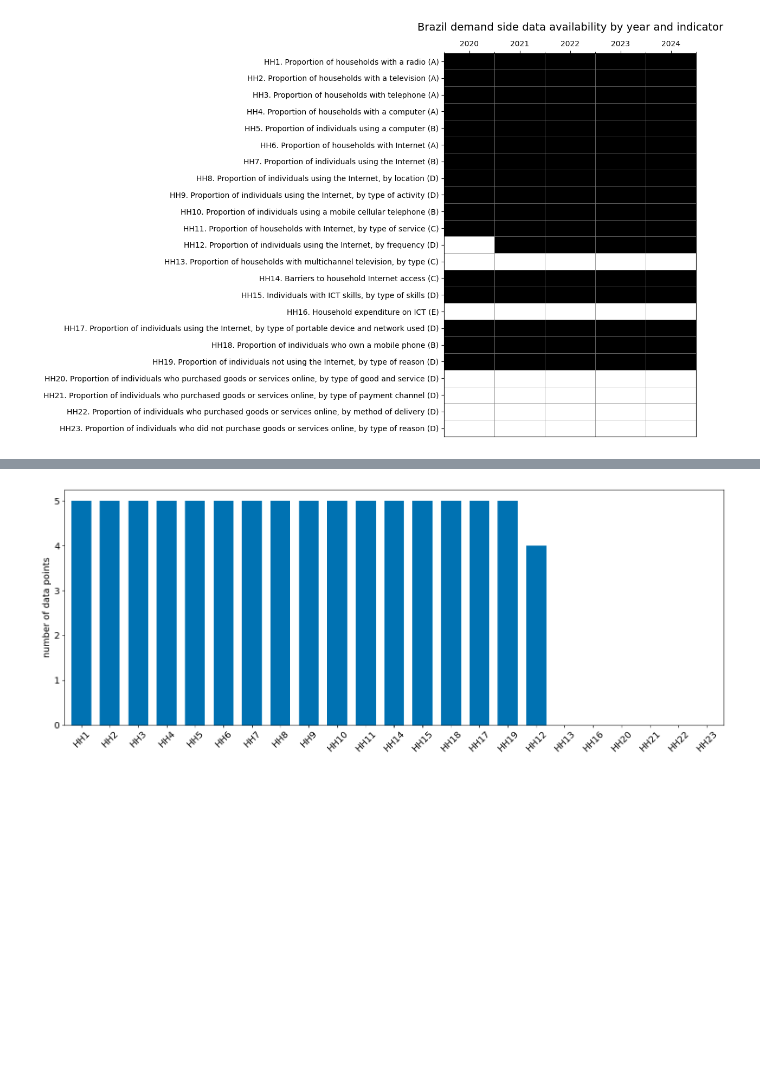
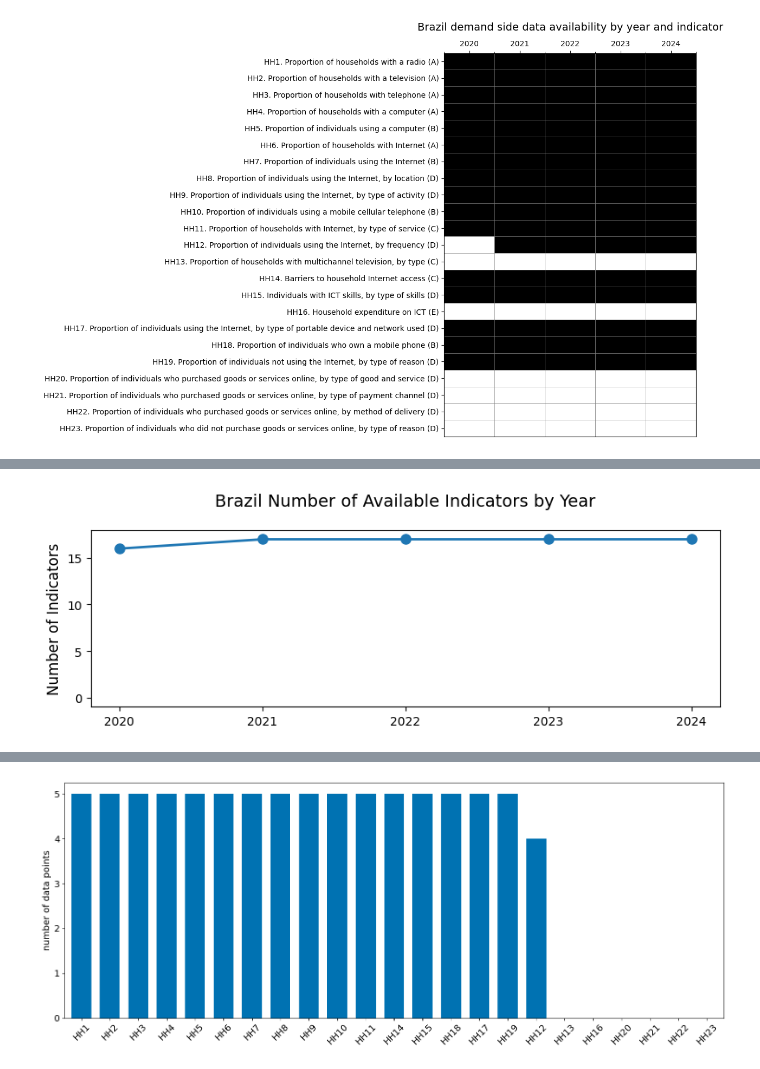
Before and after one commit to dianakorka/statistical_capacity, a Jupyter notebook: HH_capacity_index_rev.ipynb, the cells around one changed output, grey strips where cells are left out. Cells and saved outputs as stored; diff of their text form; code cells hidden in the pictures; blank space fills up the shorter version.

```diff
--- a/HH_capacity_index_rev.ipynb
+++ b/HH_capacity_index_rev.ipynb
@@ -3010,0 +3086,22 @@ plt.show()
+# %%
+# Calculate sum for each year (excluding the 'Indicator' column)
+year_columns = [2020, 2021, 2022, 2023, 2024]
+year_sums = df_country[year_columns].sum()
+
+# Create line chart
+plt.figure(figsize=(8.2, 3))
+plt.plot(year_sums.index, year_sums.values, marker='o', linewidth=2, markersize=8)
+
+plt.title(f'{country_name} Number of Available Indicators by Year', fontsize=14, pad=20)
+# Set x-ticks to integers only
+plt.xticks(year_columns)  # This ensures only your year values appear as ticks
+#plt.xlabel('Year', fontsize=12)
+plt.ylabel('Number of Indicators', fontsize=12)
+#plt.grid(True, alpha=0.3)
+plt.ylim(0, max(year_sums.values) + 1)  # Add some space at the top
+plt.ylim(-1, max(year_sums.values) + 1)  # Starts at -1 instead of 0
+
+plt.tight_layout()
+plt.show()
+# %% [output]
+[figure, added]
```
Also changed, not shown: parts of 4 cells of this notebook.
